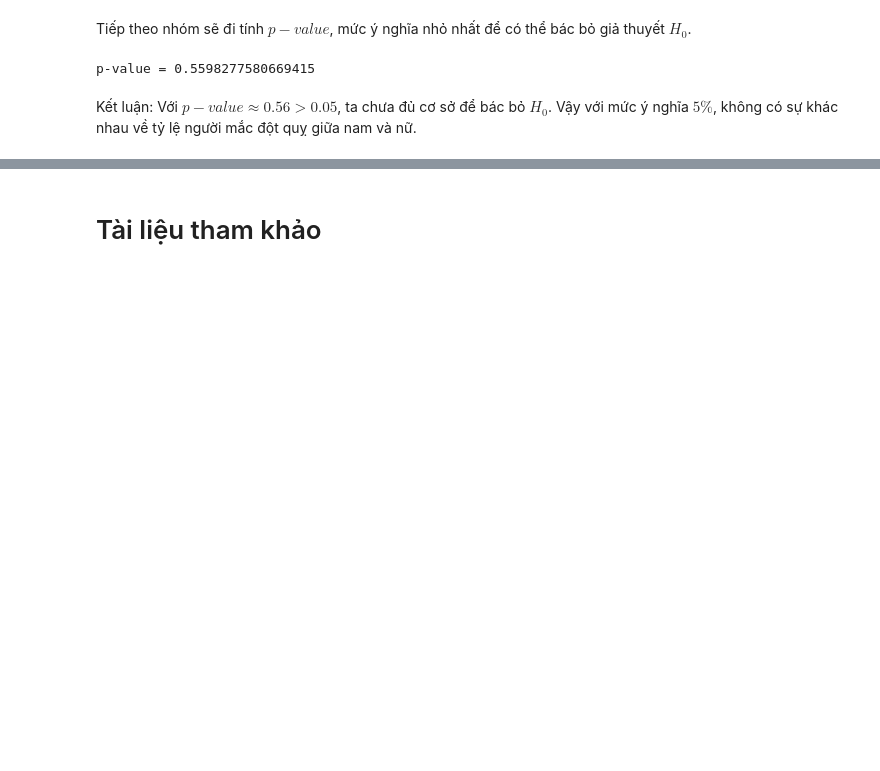
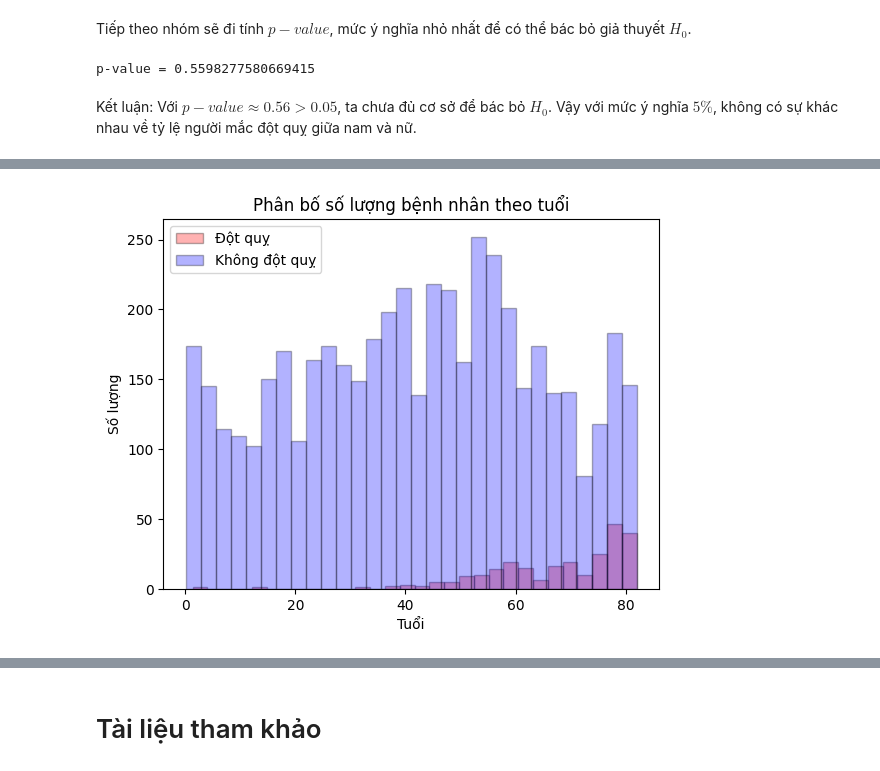
Before and after one commit to Ddyln/Stroke-Prediction-Analysis, a Jupyter notebook: report.ipynb, the cells around one changed output, grey strips where cells are left out. Drawn from its saved outputs; the diff is of its cells as text; code cells hidden in the pictures; blank space fills up the shorter version.

```diff
--- a/report.ipynb
+++ b/report.ipynb
@@ -353,0 +605,46 @@ Kết luận: Với $p-value \approx 0.56 > 0.05$, ta chưa đủ cơ sở để
+# %%
+# Tính số lượng người bị đột quỵ theo từng tuổi
+stroke = df[df['stroke'] == 1].groupby('age')['stroke'].count().reset_index(name='count')
+
+# Tính số lượng người không bị đột quỵ theo từng tuổi
+non_stroke = df[df['stroke'] == 0].groupby('age')['stroke'].count().reset_index(name='count')
+
+# Các tham số dùng chung cho biểu đồ
+kwargs = dict(
+    histtype='bar',       # Loại biểu đồ là cột (bar)
+    bins=30,              # Số lượng khoảng (bins) trên trục x
+    edgecolor='black',    # Màu viền của các cột
+    density=False,        # Không chuẩn hóa số liệu (dùng số lượng thực tế)
+    alpha=0.3             # Độ trong suốt của các cột
+)
+
+# Vẽ biểu đồ phân bố tuổi cho nhóm bị đột quỵ
+plt.hist(
+    stroke['age'],               # Dữ liệu về tuổi của nhóm đột quỵ
+    weights=stroke['count'],     # Số lượng bệnh nhân bị đột quỵ ở từng tuổi
+    label='Đột quỵ',             # Nhãn hiển thị trong chú thích
+    color='red',                 # Màu cột là màu đỏ
+    **kwargs                     # Áp dụng các tham số chung
+)
+
+# Vẽ biểu đồ phân bố tuổi cho nhóm không bị đột quỵ
+plt.hist(
+    non_stroke['age'],           # Dữ liệu về tuổi của nhóm không bị đột quỵ
+    weights=non_stroke['count'], # Số lượng bệnh nhân không bị đột quỵ ở từng tuổi
+    label='Không đột quỵ',       # Nhãn hiển thị trong chú thích
+    color='blue',                # Màu cột là màu xanh
+    **kwargs                     # Áp dụng các tham số chung
+)
+
+# Thiết lập nhãn trục x và trục y
+plt.xlabel('Tuổi')               # Nhãn trục x: Tuổi
+plt.ylabel('Số lượng')           # Nhãn trục y: Số lượng
+
+# Thiết lập tiêu đề cho biểu đồ
+plt.title('Phân bố số lượng bệnh nhân theo tuổi')
+
+plt.legend()
+
+plt.show()
+# %% [output]
+[figure, added]
```
Also changed, not shown: parts of 54 cells of this notebook, 3 other files.
